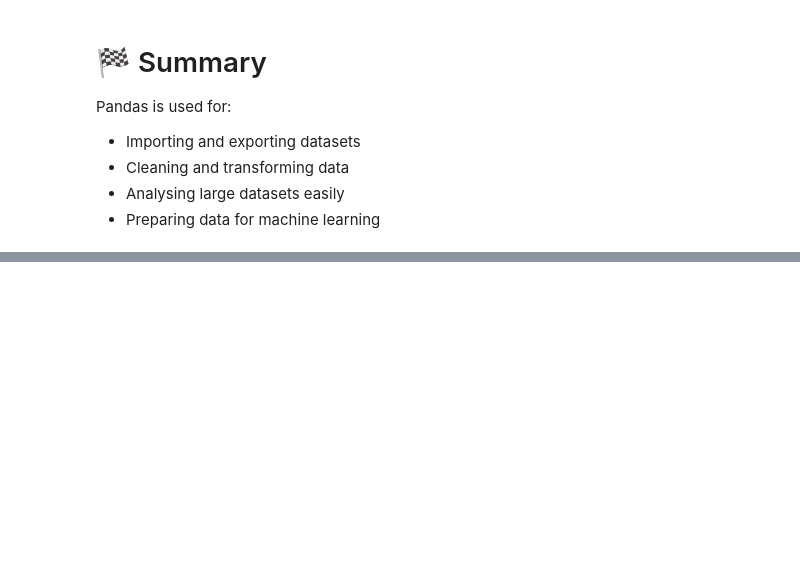
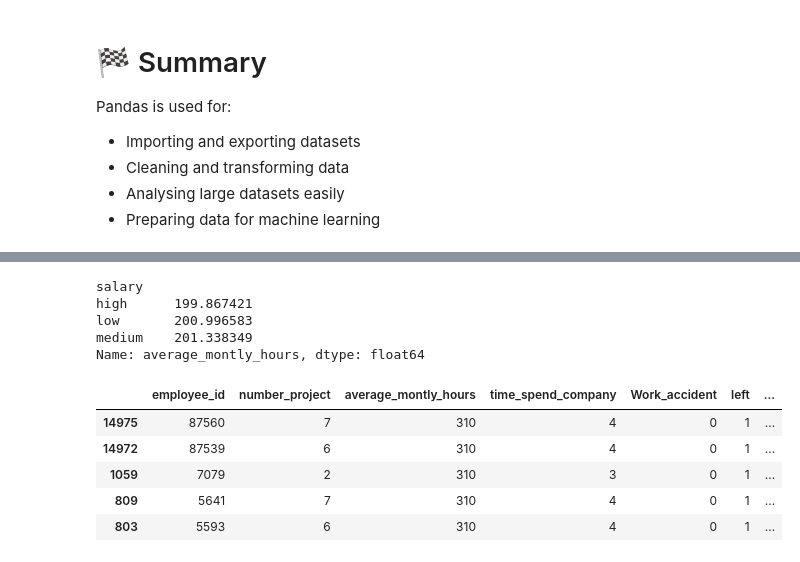
Before and after one commit to suyXcode/Data_Science, a Jupyter notebook: pandas/p0.ipynb, the cells around one changed output, grey strips where cells are left out. Saved outputs shown, nothing was run; the diff lists cells and outputs as text; code cells hidden in the pictures; blank space fills up the shorter version.

```diff
--- a/pandas/p0.ipynb
+++ b/pandas/p0.ipynb
@@ -241,0 +498,19 @@ Pandas is used for:
+# %%
+df.groupby('salary')['average_montly_hours'].mean()
+# %% [output]
+salary
+high      199.867421
+low       200.996583
+medium    201.338349
+Name: average_montly_hours, dtype: float64
+# %%
+# sorting
+
+df.sort_values(by='average_montly_hours', ascending=False).head()
+# %% [output]
+|  | employee_id | number_project | average_montly_hours | time_spend_company | Work_accident | left | ... |
+| 14975 | 87560 | 7 | 310 | 4 | 0 | 1 | ... |
+| 14972 | 87539 | 6 | 310 | 4 | 0 | 1 | ... |
+| 1059 | 7079 | 2 | 310 | 3 | 0 | 1 | ... |
+| 809 | 5641 | 7 | 310 | 4 | 0 | 1 | ... |
+| 803 | 5593 | 6 | 310 | 4 | 0 | 1 | ... |
```
Also changed, not shown: parts of 14 cells of this notebook, 3 other files.
